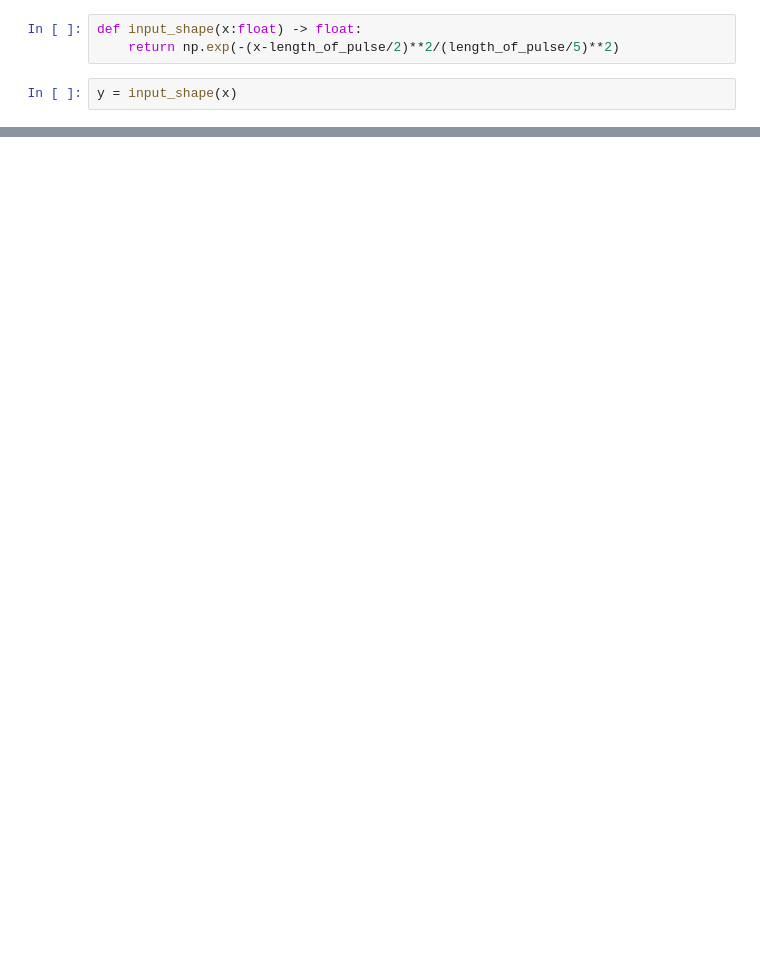
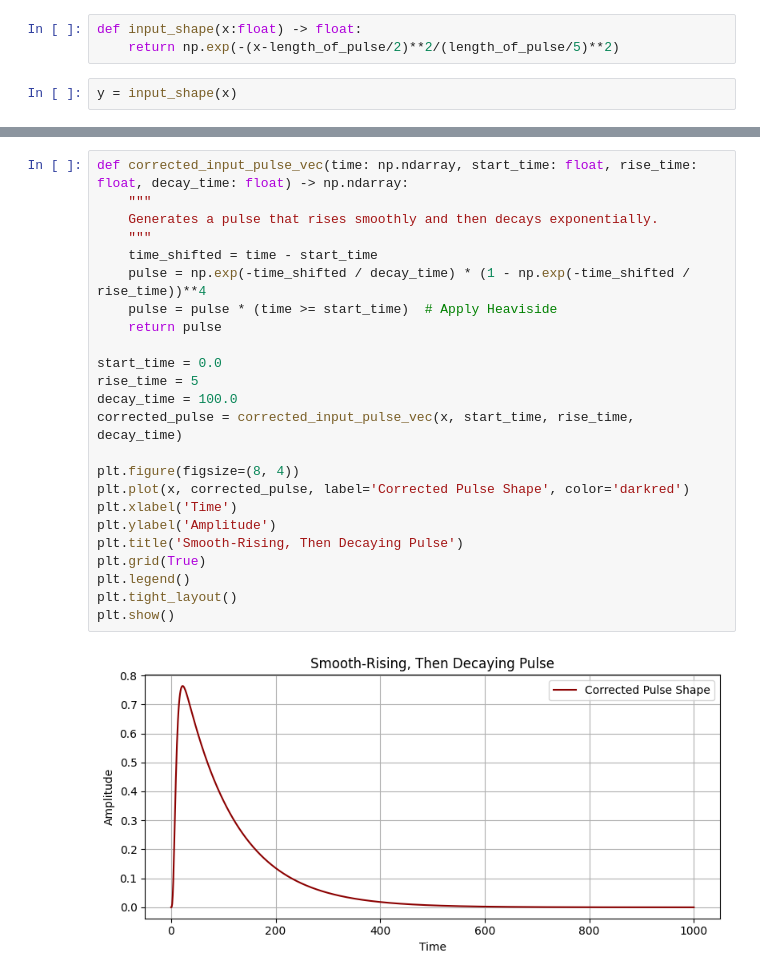
Before and after one commit to leart-zuka/Master_Thesis, a Jupyter notebook: code/simulations/phase_gate_simulations/pulse_shape.ipynb, the cells around one changed output, grey strips where cells are left out. Cells and saved outputs as stored; diff of their text form; blank space fills up the shorter version.

Commit message:
feat: update reflection sim with new pulse shape

```diff
--- a/code/simulations/phase_gate_simulations/pulse_shape.ipynb
+++ b/code/simulations/phase_gate_simulations/pulse_shape.ipynb
@@ -17,0 +18,26 @@ plt.plot(x,y)
+# %%
+def corrected_input_pulse_vec(time: np.ndarray, start_time: float, rise_time: float, decay_time: float) -> np.ndarray:
+    """
+    Generates a pulse that rises smoothly and then decays exponentially.
+    """
+    time_shifted = time - start_time
+    pulse = np.exp(-time_shifted / decay_time) * (1 - np.exp(-time_shifted / rise_time))**4
+    pulse = pulse * (time >= start_time)  # Apply Heaviside
+    return pulse
+
+start_time = 0.0
+rise_time = 5
+decay_time = 100.0
+corrected_pulse = corrected_input_pulse_vec(x, start_time, rise_time, decay_time)
+
+plt.figure(figsize=(8, 4))
+plt.plot(x, corrected_pulse, label='Corrected Pulse Shape', color='darkred')
+plt.xlabel('Time')
+plt.ylabel('Amplitude')
+plt.title('Smooth-Rising, Then Decaying Pulse')
+plt.grid(True)
+plt.legend()
+plt.tight_layout()
+plt.show()
+# %% [output]
+[figure, added]
```
Also changed, not shown: parts of 2 cells of this notebook, 1 other file.
